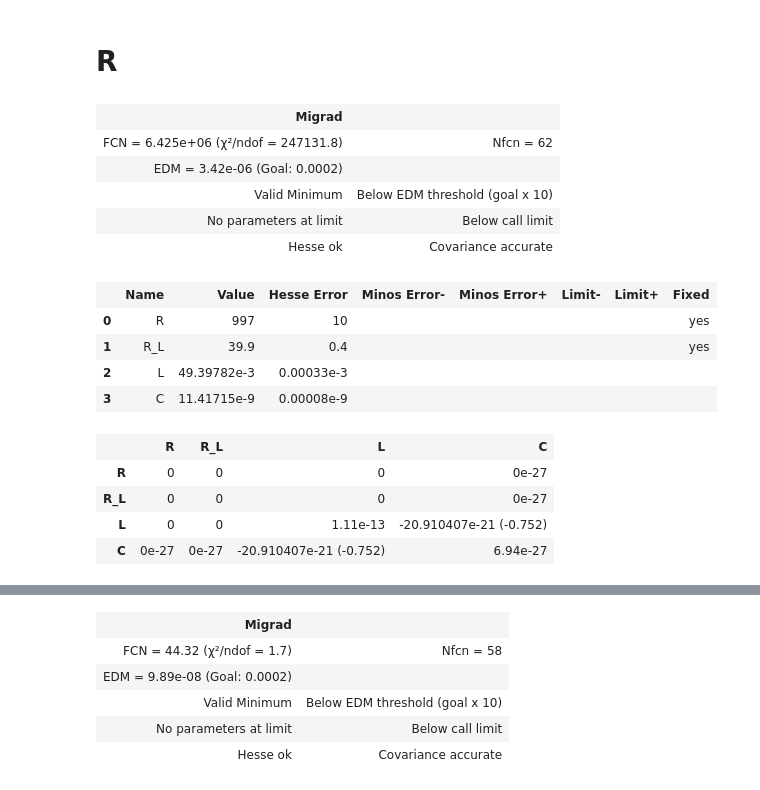
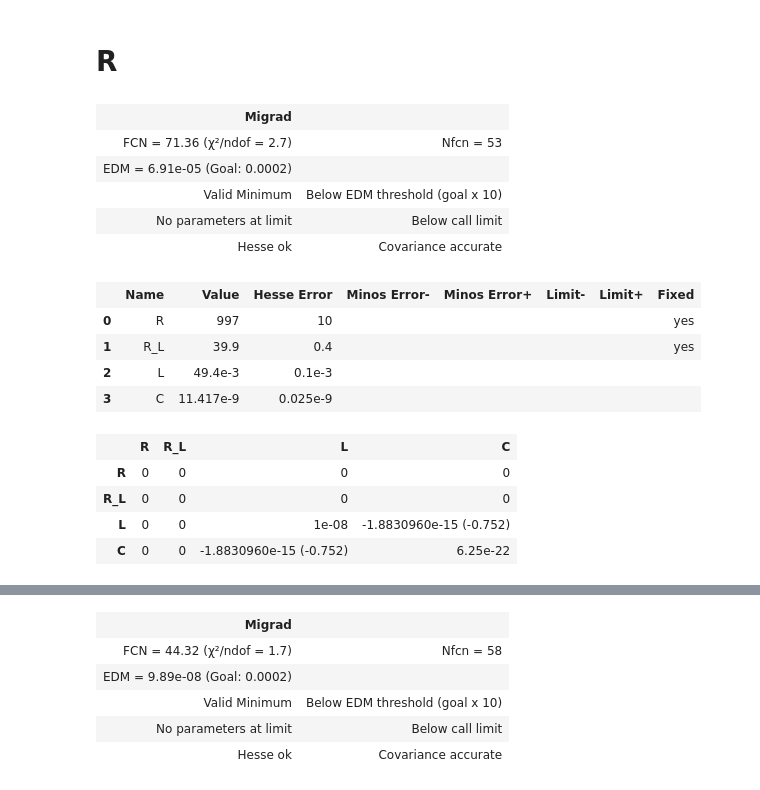
Before and after one commit to Yedi278/Lab2, a Jupyter notebook: Circuiti_3/RLC.ipynb, the cells around one changed output, grey strips where cells are left out. Saved outputs shown, nothing was run; the diff lists cells and outputs as text; code cells hidden in the pictures.

```diff
--- a/Circuiti_3/RLC.ipynb
+++ b/Circuiti_3/RLC.ipynb
@@ -30,7 +34,7 @@ if 1:
 
         path = path_folder+str(i)+'/'
 
-        CH1,SGN,MTH, V_SGN, V_MTH, zero_CH1, zero_SGN, zero_MTH, m1, m2, m3, dt_CH1, dt_MTH, V_SGN_err, V_MTH_err = analize(path, i, force=True, prec=1e-8,verbose=True)
+        CH1,SGN,MTH, V_SGN, V_MTH, zero_CH1, zero_SGN, zero_MTH, m1, m2, m3, dt_CH1, dt_MTH, V_SGN_err, V_MTH_err, zero_err = analize(path, i, force=True, prec=1e-8,verbose=True)
 
         x=np.linspace(np.min(CH1[0]), np.max(CH1[0]), 100)
 
@@ -63,7 +67,7 @@ if 1:
     V_res_err = np.array(V_res_err)
     V_l_err = np.array(V_l_err)
     fase_res = -np.array(fase_res) + np.pi
-    fase_l = -(np.array(fase_l) - np.pi)
+    fase_l = (np.array(fase_l) - np.pi)
     freqs = np.array(freqs)
 # %%
 plt.figure(figsize=(8,5))
@@ -124,25 +128,25 @@ No artists with labels found to put in legend.  Note that artists whose label st
 # %% [markdown]
 # R
 # %%
-c = LeastSquares(freqs*2*np.pi, V_res, V_res_err, G_R, verbose=False)
+c = LeastSquares(freqs*2*np.pi, V_res, V_res_err*300, G_R, verbose=False)
 f_m = Minuit(c, R=997, R_L=39.9, L=40e-3, C=12e-9)
 f_m.fixed['R','R_L'] = True
 f_m.migrad()
 f_m.hesse()
 # %% [output]
 | Migrad |  |
-| FCN = 6.425e+06 (χ²/ndof = 247131.8) | Nfcn = 62 |
-| EDM = 3.42e-06 (Goal: 0.0002) |  |
+| FCN = 71.36 (χ²/ndof = 2.7) | Nfcn = 53 |
+| EDM = 6.91e-05 (Goal: 0.0002) |  |
 | Valid Minimum | Below EDM threshold (goal x 10) |
 | No parameters at limit | Below call limit |
 | Hesse ok | Covariance accurate |
 |  | Name | Value | Hesse Error | Minos Error- | Minos Error+ | Limit- | Limit+ | Fixed |
 | 0 | R | 997 | 10 |  |  |  |  | yes |
 | 1 | R_L | 39.9 | 0.4 |  |  |  |  | yes |
-| 2 | L | 49.39782e-3 | 0.00033e-3 |  |  |  |  |  |
-| 3 | C | 11.41715e-9 | 0.00008e-9 |  |  |  |  |  |
+| 2 | L | 49.4e-3 | 0.1e-3 |  |  |  |  |  |
+| 3 | C | 11.417e-9 | 0.025e-9 |  |  |  |  |  |
 |  | R | R_L | L | C |
-| R | 0 | 0 | 0 | 0e-27 |
-| R_L | 0 | 0 | 0 | 0e-27 |
-| L | 0 | 0 | 1.11e-13 | -20.910407e-21 (-0.752) |
-| C | 0e-27 | 0e-27 | -20.910407e-21 (-0.752) | 6.94e-27 |
+| R | 0 | 0 | 0 | 0 |
+| R_L | 0 | 0 | 0 | 0 |
+| L | 0 | 0 | 1e-08 | -1.8830960e-15 (-0.752) |
+| C | 0 | 0 | -1.8830960e-15 (-0.752) | 6.25e-22 |
```
Also changed, not shown: parts of 9 cells of this notebook, 2 other files.
